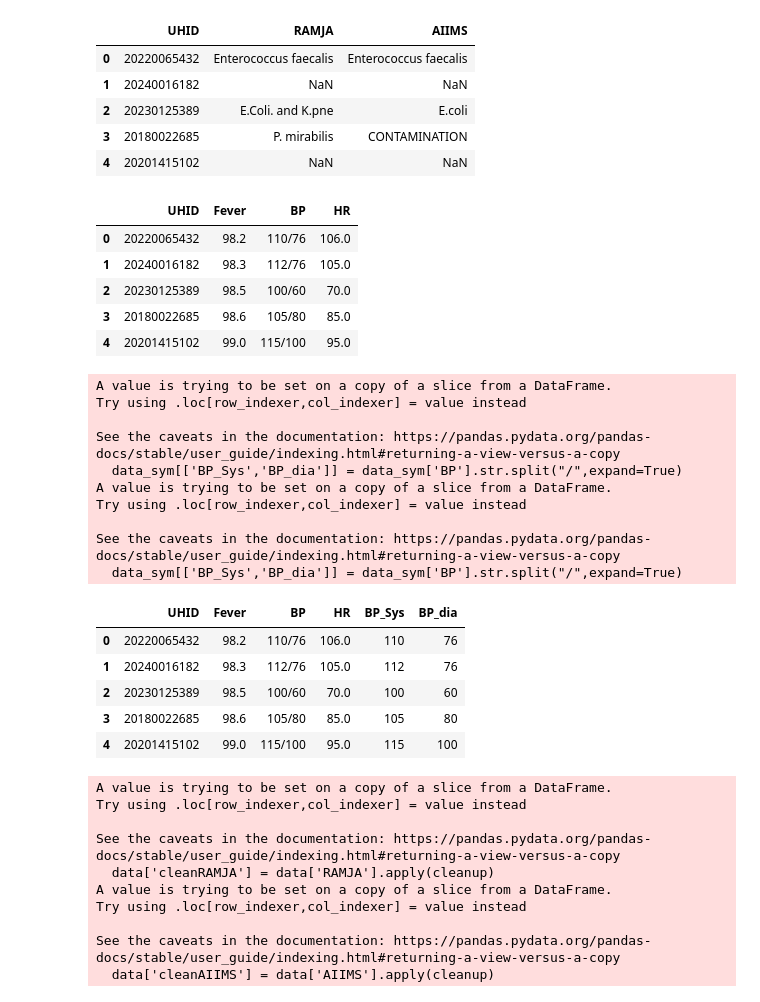
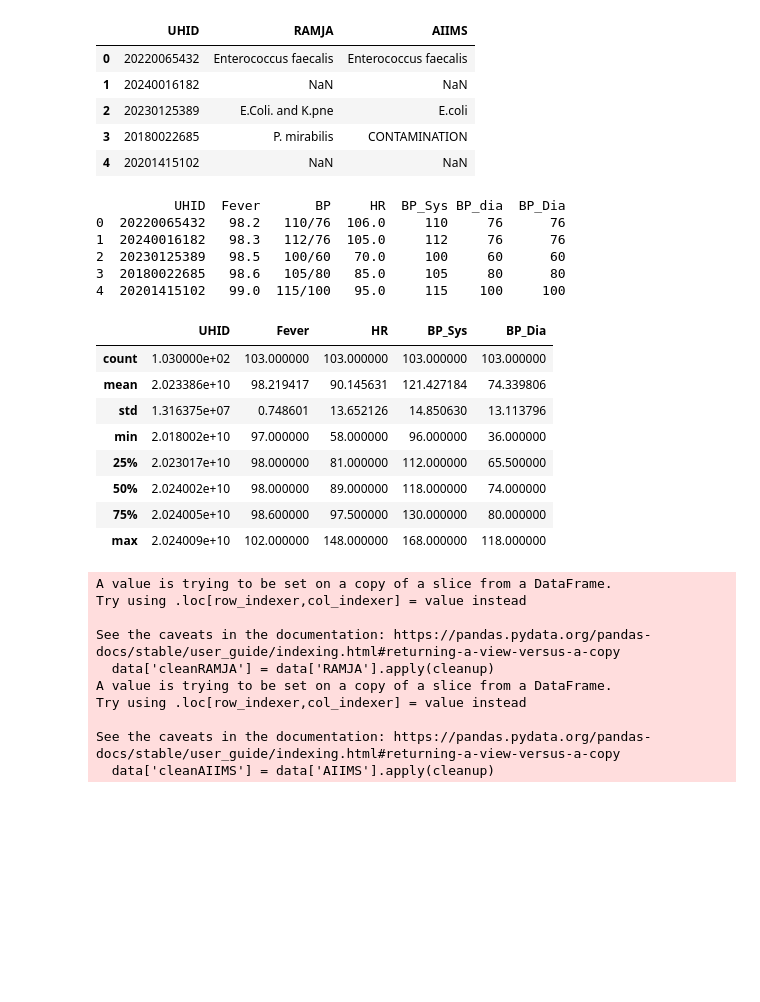
Before and after one commit to neeliit/DiagnosticsPy, a Jupyter notebook: comparision.ipynb, the cells around one changed output. Drawn from its saved outputs; the diff is of its cells as text; code cells hidden in the pictures; blank space fills up the shorter version.

```diff
--- a/comparision.ipynb
+++ b/comparision.ipynb
@@ -26,35 +26,34 @@ data.head()
 | 2 | 20230125389 | E.Coli. and K.pne | E.coli |
 | 3 | 20180022685 | P. mirabilis | CONTAMINATION |
 | 4 | 20201415102 | NaN | NaN |
+# %%
+data_sym[['BP_Sys','BP_Dia']] = data_sym['BP'].str.split("/",expand=True)
+
+# Optionally, convert to numeric if you want to perform calculations
+data_sym['BP_Sys'] = pd.to_numeric(data_sym['BP_Sys'], errors='coerce')
+data_sym['BP_Dia'] = pd.to_numeric(data_sym['BP_Dia'], errors='coerce')
+
+print(data_sym.head())
+#data_sym.head()
+# %% [output]
+          UHID  Fever       BP     HR  BP_Sys BP_dia  BP_Dia
+0  20220065432   98.2   110/76  106.0     110     76      76
+1  20240016182   98.3   112/76  105.0     112     76      76
+2  20230125389   98.5   100/60   70.0     100     60      60
+3  20180022685   98.6   105/80   85.0     105     80      80
+4  20201415102   99.0  115/100   95.0     115    100     100
 # %%
-data_sym.head()
+data_sym.describe()
 # %% [output]
-|  | UHID | Fever | BP | HR |
-| 0 | 20220065432 | 98.2 | 110/76 | 106.0 |
-| 1 | 20240016182 | 98.3 | 112/76 | 105.0 |
-| 2 | 20230125389 | 98.5 | 100/60 | 70.0 |
-| 3 | 20180022685 | 98.6 | 105/80 | 85.0 |
-| 4 | 20201415102 | 99.0 | 115/100 | 95.0 |
+|  | UHID | Fever | HR | BP_Sys | BP_Dia |
+| count | 1.030000e+02 | 103.000000 | 103.000000 | 103.000000 | 103.000000 |
+| mean | 2.023386e+10 | 98.219417 | 90.145631 | 121.427184 | 74.339806 |
+| std | 1.316375e+07 | 0.748601 | 13.652126 | 14.850630 | 13.113796 |
+| min | 2.018002e+10 | 97.000000 | 58.000000 | 96.000000 | 36.000000 |
+| 25% | 2.023017e+10 | 98.000000 | 81.000000 | 112.000000 | 65.500000 |
+| 50% | 2.024002e+10 | 98.000000 | 89.000000 | 118.000000 | 74.000000 |
+| 75% | 2.024005e+10 | 98.600000 | 97.500000 | 130.000000 | 80.000000 |
+| max | 2.024009e+10 | 102.000000 | 148.000000 | 168.000000 | 118.000000 |
-# %%
-data_sym[['BP_Sys','BP_dia']] = data_sym['BP'].str.split("/",expand=True)
-data_sym.head()
-# %% [output]
-A value is trying to be set on a copy of a slice from a DataFrame.
-Try using .loc[row_indexer,col_indexer] = value instead
-
-See the caveats in the documentation: https://pandas.pydata.org/pandas-docs/stable/user_guide/indexing.html#returning-a-view-versus-a-copy
-  data_sym[['BP_Sys','BP_dia']] = data_sym['BP'].str.split("/",expand=True)
-A value is trying to be set on a copy of a slice from a DataFrame.
-Try using .loc[row_indexer,col_indexer] = value instead
-
-See the caveats in the documentation: https://pandas.pydata.org/pandas-docs/stable/user_guide/indexing.html#returning-a-view-versus-a-copy
-  data_sym[['BP_Sys','BP_dia']] = data_sym['BP'].str.split("/",expand=True)
-|  | UHID | Fever | BP | HR | BP_Sys | BP_dia |
-| 0 | 20220065432 | 98.2 | 110/76 | 106.0 | 110 | 76 |
-| 1 | 20240016182 | 98.3 | 112/76 | 105.0 | 112 | 76 |
-| 2 | 20230125389 | 98.5 | 100/60 | 70.0 | 100 | 60 |
-| 3 | 20180022685 | 98.6 | 105/80 | 85.0 | 105 | 80 |
-| 4 | 20201415102 | 99.0 | 115/100 | 95.0 | 115 | 100 |
 # %%
 #df_nan.to_excel('compareddata.xlsx', sheet_name='Null data')
 # %%
```
Also changed, not shown: parts of 11 cells of this notebook.
